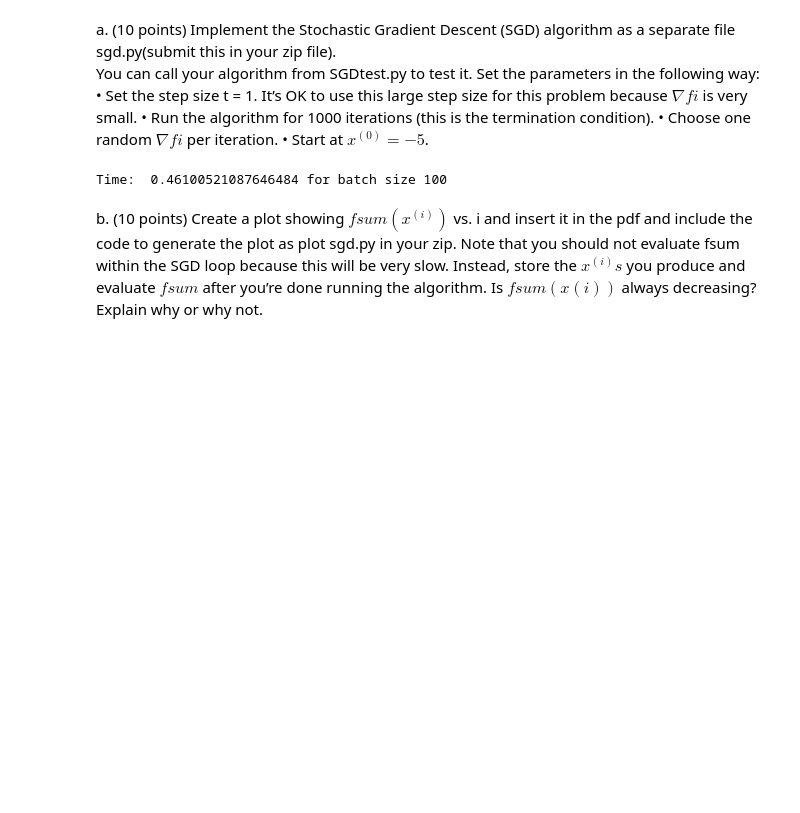
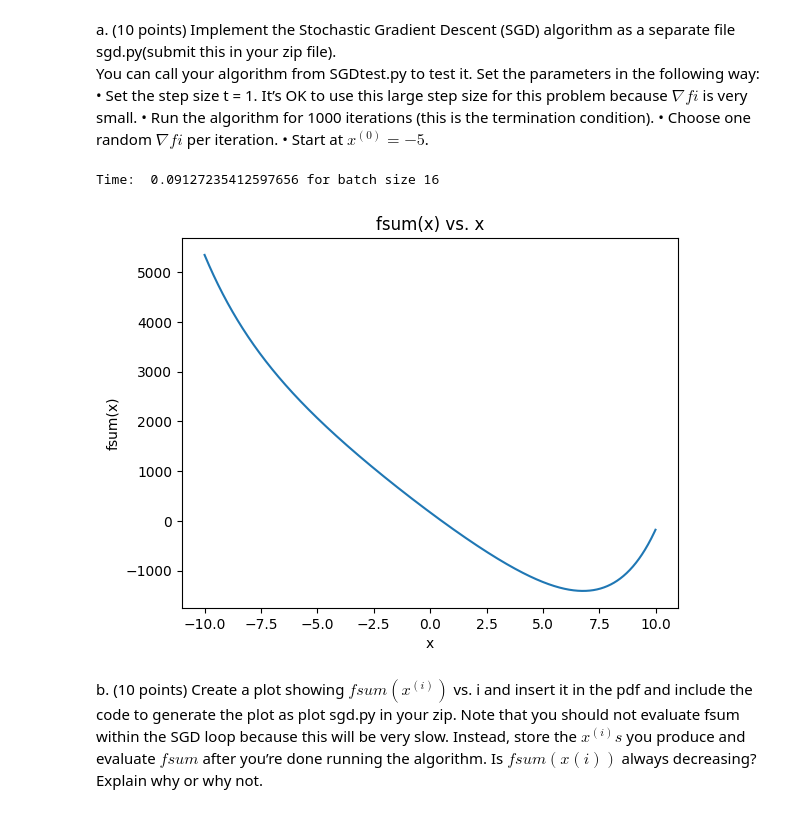
Before and after one commit to Jinjaguo/ROB442-EECS465, a Jupyter notebook: Rob422_HW/HW2/HW2.ipynb, the cells around one changed output. Cells and saved outputs as stored; diff of their text form; code cells hidden in the pictures; blank space fills up the shorter version.

```diff
--- a/Rob422_HW/HW2/HW2.ipynb
+++ b/Rob422_HW/HW2/HW2.ipynb
@@ -310,33 +309,44 @@ You can call your algorithm from SGDtest.py to test it. Set the parameters in th
 # %%
 from SGDtest import fi, fsum, fiprime, fsumprime, fiprimeprime,fsumprimeprime
 maxi = 10000
 
 def sgd(x_init, fiprime, t=1, maxi=10000, batch_size=16, iterations=1000):
     x = x_init
     points = [x]
     for i in range(iterations):
         # choose one random ∇fi per iteration
         indices = np.random.randint(1, maxi, size=batch_size)
         grads = [fiprime(x, j) for j in indices]
         grad = np.mean(grads, axis=0)
         delta_x = -t * grad  # negative gradient direction
 
         # update x
         x = x + delta_x
         points.append(x)
 
         # check stopping condition
         if np.linalg.norm(grads) < 0.0001:
             break
 
     return x, points
 start = time.time()
-batch_size = 100
+batch_size = 16
 x, points = sgd(-5, fiprime, t=1, maxi=maxi, batch_size= batch_size, iterations=1000)
 end = time.time()
 print("Time: ", end - start, 'for batch size', batch_size)
+
+# show the plot of fsum(x) vs. x
+xvals = np.arange(-10, 10, 0.01)  # Grid of 0.01 spacing from -10 to 10
+yvals = fsum(xvals)  # Evaluate function on xvals
+plt.figure()
+plt.plot(xvals, yvals)  # Create line plot with yvals against xvals
+plt.xlabel('x')
+plt.ylabel('fsum(x)')
+plt.title('fsum(x) vs. x')
+plt.show()
 # %% [output]
-Time:  0.46100521087646484 for batch size 100
+Time:  0.09127235412597656 for batch size 16
+[figure, added]
 # %% [markdown]
 b. (10 points) Create a plot showing $fsum(x^{(i)})$ vs. i and insert it in the pdf and include the code to generate the plot as plot sgd.py in your zip.
 Note that you should not evaluate fsum within the SGD loop because this will be very slow.
```
Also changed, not shown: parts of 3 cells of this notebook, 4 other files.
